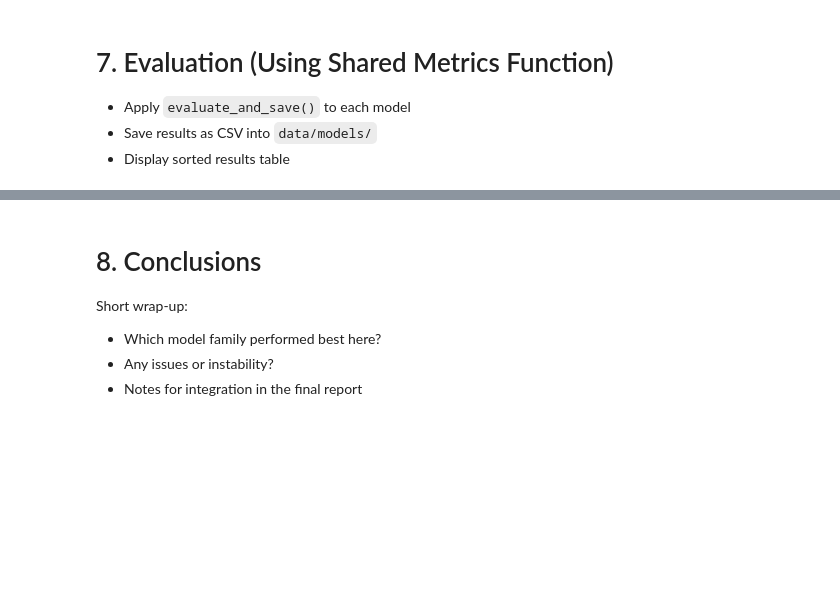
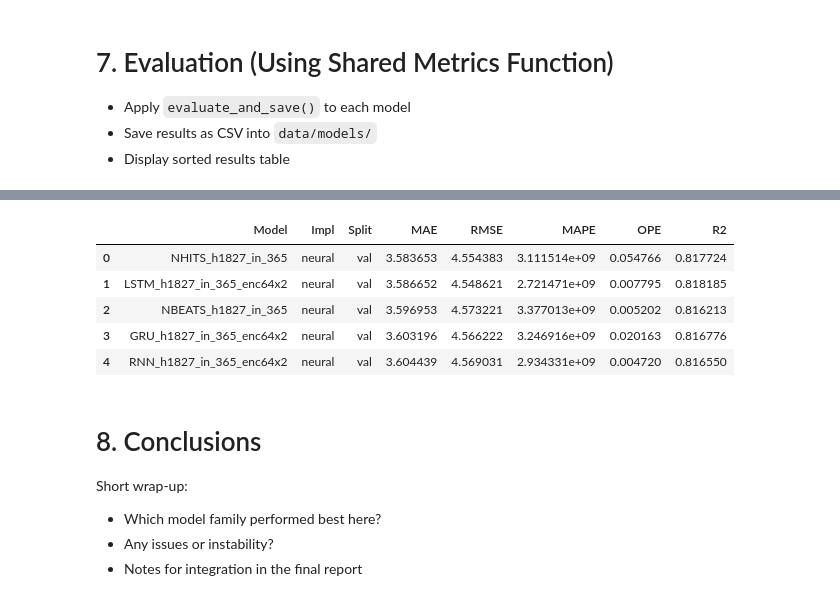
Before and after one commit to smn-krn/TIS3IL-WS25-Project, a Jupyter notebook: code/02-neural-models.ipynb, the cells around one changed output, grey strips where cells are left out. Cells and saved outputs as stored; diff of their text form; code cells hidden in the pictures; blank space fills up the shorter version.

```diff
--- a/code/02-neural-models.ipynb
+++ b/code/02-neural-models.ipynb
@@ -422,3 +597,12 @@ load_best_models("neural_models_results.csv", split="test")
+# %%
+load_best_models("neural_models_results.csv", split="val")
+# %% [output]
+|  | Model | Impl | Split | MAE | RMSE | MAPE | OPE | R2 |
+| 0 | NHITS_h1827_in_365 | neural | val | 3.583653 | 4.554383 | 3.111514e+09 | 0.054766 | 0.817724 |
+| 1 | LSTM_h1827_in_365_enc64x2 | neural | val | 3.586652 | 4.548621 | 2.721471e+09 | 0.007795 | 0.818185 |
+| 2 | NBEATS_h1827_in_365 | neural | val | 3.596953 | 4.573221 | 3.377013e+09 | 0.005202 | 0.816213 |
+| 3 | GRU_h1827_in_365_enc64x2 | neural | val | 3.603196 | 4.566222 | 3.246916e+09 | 0.020163 | 0.816776 |
+| 4 | RNN_h1827_in_365_enc64x2 | neural | val | 3.604439 | 4.569031 | 2.934331e+09 | 0.004720 | 0.816550 |
 # %% [markdown]
 # 8. Conclusions
 Short wrap-up:
```
Also changed, not shown: parts of 27 cells of this notebook, 5 other files.
